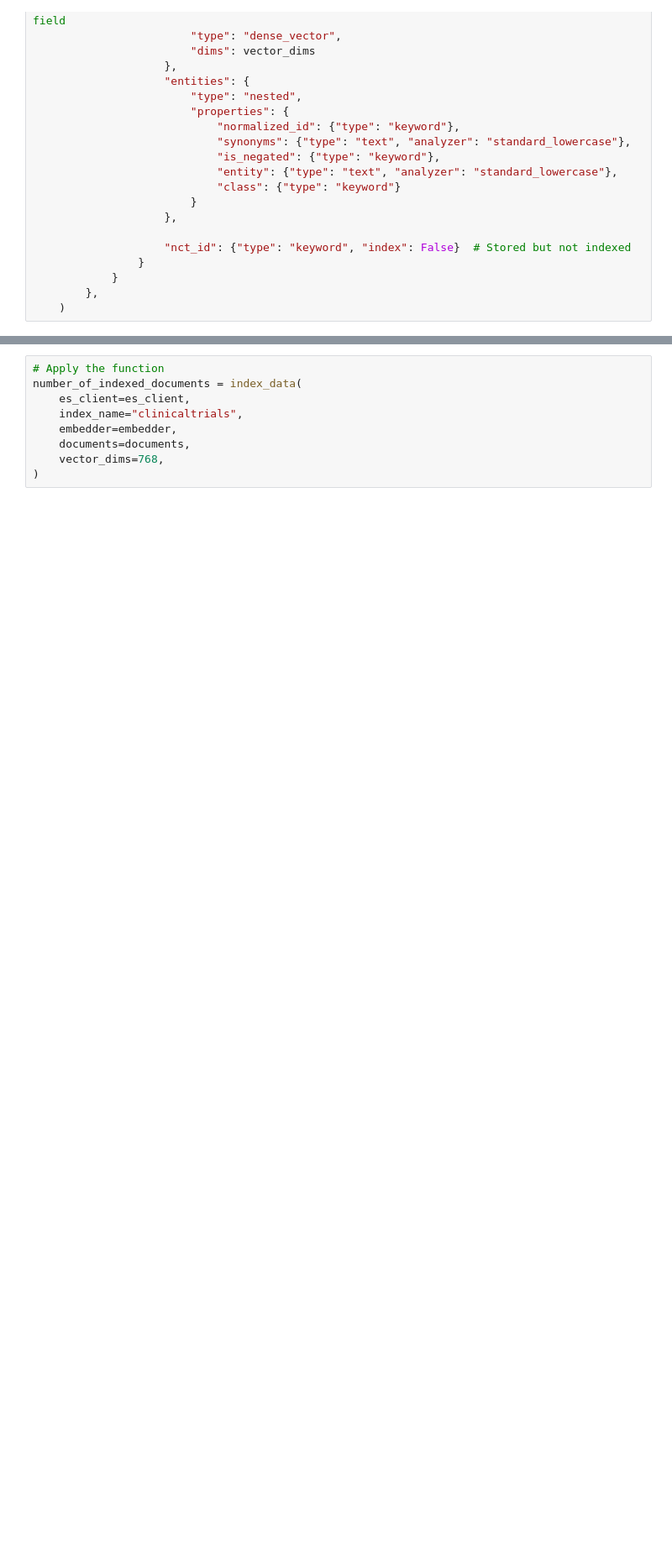
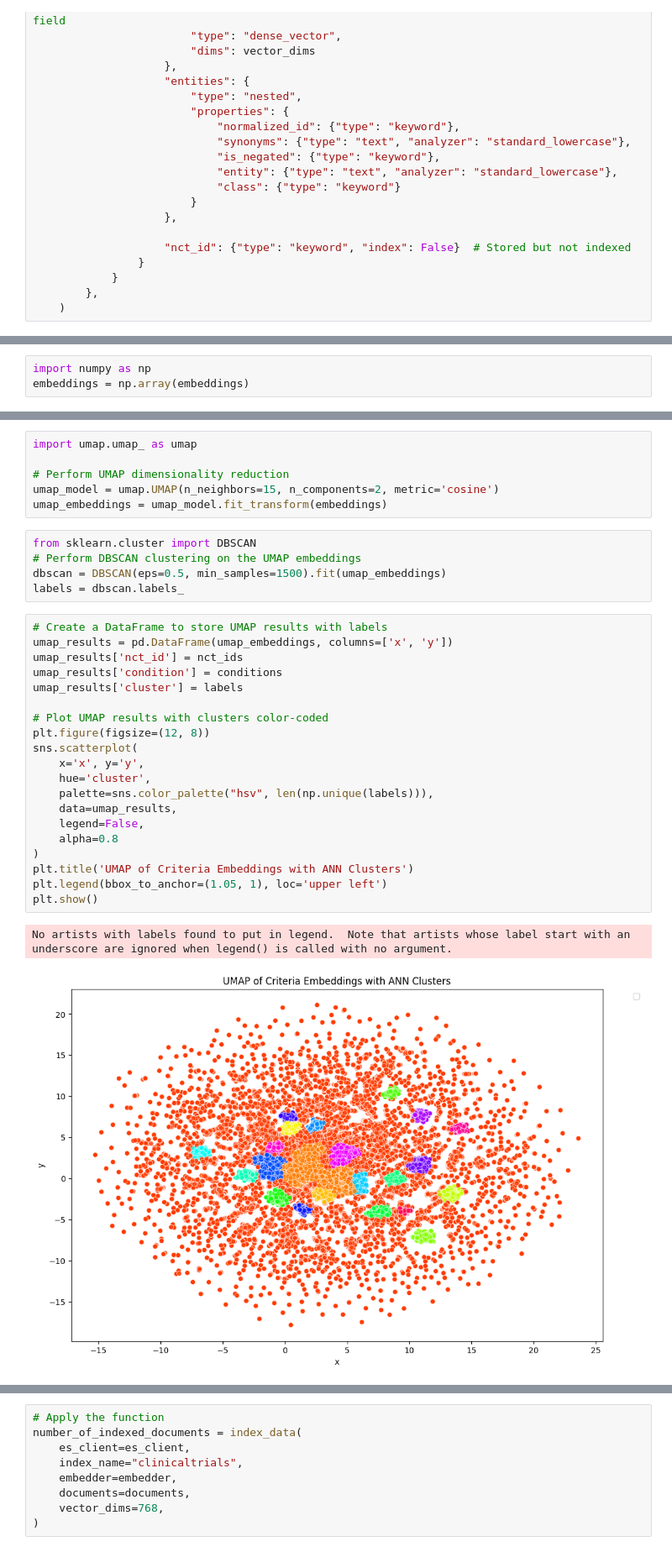
Before and after one commit to cbib/TrialMatchAI, a Jupyter notebook: src/Matcher/ElasticSearch.ipynb, the cells around one changed output, grey strips where cells are left out. Shown at 84% size. Drawn from its saved outputs; the diff is of its cells as text; blank space fills up the shorter version.

```diff
--- a/src/Matcher/ElasticSearch.ipynb
+++ b/src/Matcher/ElasticSearch.ipynb
@@ -119,0 +164,3 @@ def create_index(es_client: Elasticsearch, index_name: str, vector_dims: int):
+# %%
+import numpy as np
+embeddings = np.array(embeddings)
@@ -119,0 +196,34 @@ def create_index(es_client: Elasticsearch, index_name: str, vector_dims: int):
+# %%
+import umap.umap_ as umap
+
+# Perform UMAP dimensionality reduction
+umap_model = umap.UMAP(n_neighbors=15, n_components=2, metric='cosine')
+umap_embeddings = umap_model.fit_transform(embeddings)
+# %%
+from sklearn.cluster import DBSCAN
+# Perform DBSCAN clustering on the UMAP embeddings
+dbscan = DBSCAN(eps=0.5, min_samples=1500).fit(umap_embeddings)
+labels = dbscan.labels_
+# %%
+# Create a DataFrame to store UMAP results with labels
+umap_results = pd.DataFrame(umap_embeddings, columns=['x', 'y'])
+umap_results['nct_id'] = nct_ids
+umap_results['condition'] = conditions
+umap_results['cluster'] = labels
+
+# Plot UMAP results with clusters color-coded
+plt.figure(figsize=(12, 8))
+sns.scatterplot(
+    x='x', y='y',
+    hue='cluster',
+    palette=sns.color_palette("hsv", len(np.unique(labels))),
+    data=umap_results,
+    legend=False,
+    alpha=0.8
+)
+plt.title('UMAP of Criteria Embeddings with ANN Clusters')
+plt.legend(bbox_to_anchor=(1.05, 1), loc='upper left')
+plt.show()
+# %% [output]
+No artists with labels found to put in legend.  Note that artists whose label start with an underscore are ignored when legend() is called with no argument.
+[figure, added]
```
Also changed, not shown: parts of 6 cells of this notebook, 44 other files.
